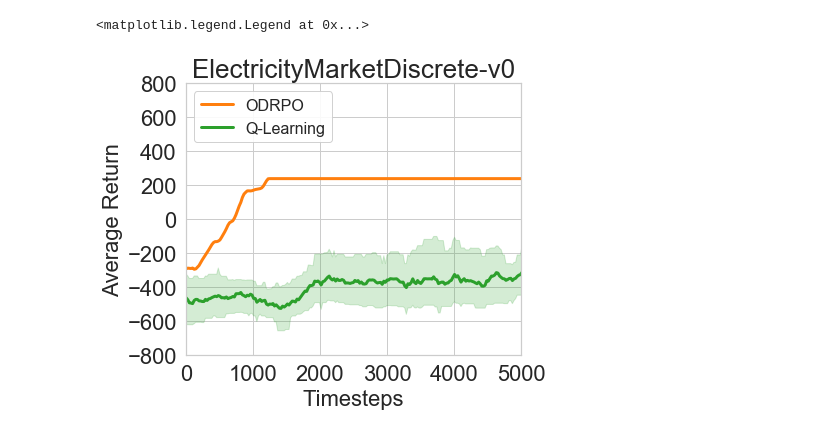
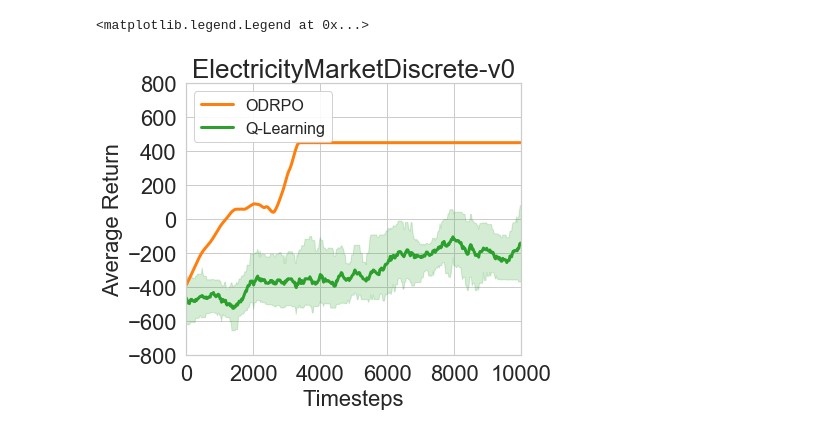
Before and after one commit to kadysongbb/efficient-wpo, a Jupyter notebook: discrete_control/view_training_discrete_EM.ipynb, the cells around one changed output. Cells and saved outputs as stored; diff of their text form; code cells hidden in the pictures.

```diff
--- a/discrete_control/view_training_discrete_EM.ipynb
+++ b/discrete_control/view_training_discrete_EM.ipynb
@@ -68,35 +68,35 @@ sns.set_style("whitegrid")
 plt.rcParams["figure.figsize"] = (6,5)
 
 qlearning_file_list = ['./tmp/qlearning_electricitymarketdiscrete_monitor2.csv']
-odrpo_file_list = ['./log_files/dr_trpo_kl/ElectricityMarketDiscreteDQN-v0-1618769378.395564.csv']
+odrpo_file_list = ['./log_files/dr_trpo_kl/ElectricityMarketDiscreteDQN-v0-1618878300.136684.csv']
 window_size = 30
 
 ax = plt.subplot(111)
 plt.ylabel('Average Return', fontsize=22)
 plt.xlabel('Timesteps', fontsize=22)
 plt.xticks(fontsize=22)
 plt.yticks(fontsize=22)
-plt.xlim(0,5000)
+plt.xlim(0,10000)
 plt.ylim(-800,800)
 plt.title('ElectricityMarketDiscrete-v0', fontsize = 26)
 
 
 # ODRPO
 eps_per_iter = 24
 moving_average = find_drpo_moving_avg(odrpo_file_list, window_size,0.5)
 ax.plot(np.arange(len(moving_average[0]))*eps_per_iter, moving_average[0], label='ODRPO', linewidth = 3, color = "tab:orange")
 ax.fill_between(np.arange(len(moving_average[0]))*eps_per_iter, moving_average[1], moving_average[2], alpha=0.2, color = "tab:orange")
 
 
 # Q-Learning
 eps_per_iter = 24
 moving_average = find_baseline_moving_avg(qlearning_file_list, window_size,0.5)
 ax.plot(np.arange(len(moving_average[0]))*eps_per_iter, moving_average[0], label='Q-Learning', linewidth = 3, color = "tab:green")
 ax.fill_between(np.arange(len(moving_average[0]))*eps_per_iter, moving_average[1], moving_average[2], alpha=0.2, color = "tab:green")
 
 
 plt.rcParams["legend.framealpha"] = 0.9
 ax.legend(loc='upper left', fontsize = 16)
 # %% [output]
 <matplotlib.legend.Legend at 0x...>
-[figure, old version]
+[figure, new version]
```
Also changed, not shown: 2 other files.
